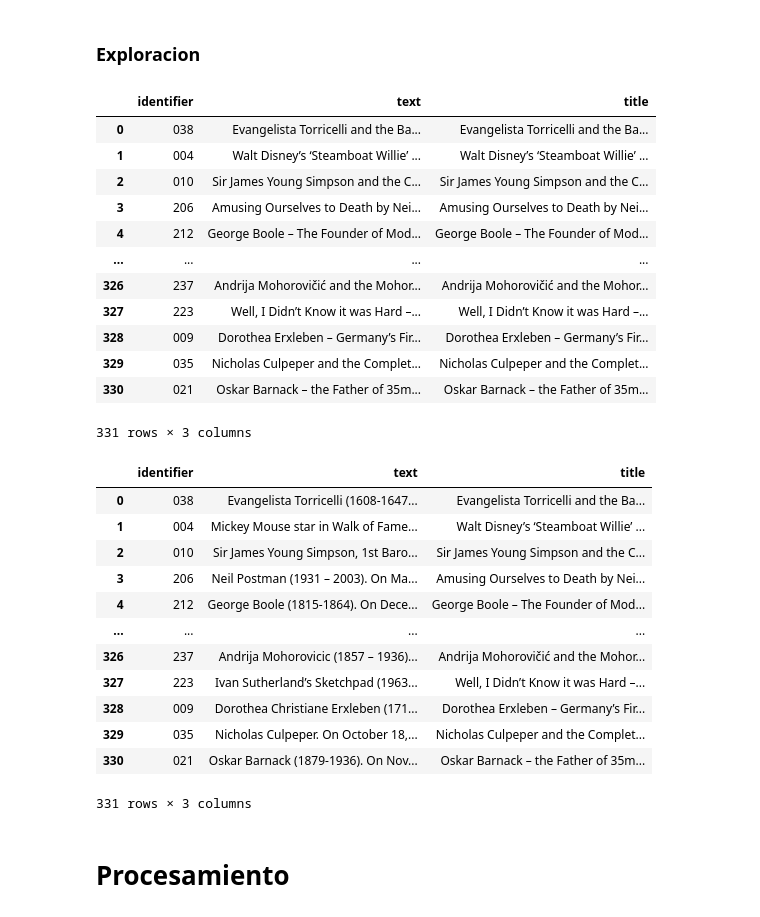
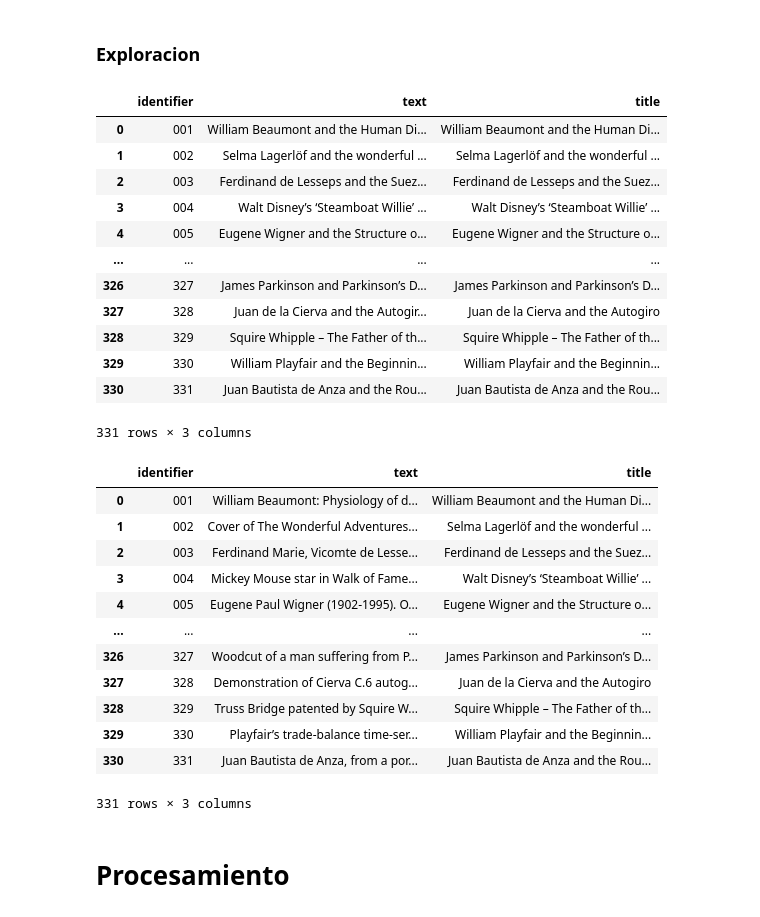
Before and after one commit to Tomas1307/NLP, a Jupyter notebook: HW01/test.ipynb, the cells around one changed output. Saved outputs shown, nothing was run; the diff lists cells and outputs as text; code cells hidden in the pictures.

```diff
--- a/HW01/test.ipynb
+++ b/HW01/test.ipynb
@@ -11,48 +12,49 @@ from nltk.corpus import stopwords as sw
 ### Exploracion
 # %%
 
+def read_files(directory: str = "data/docs-raw-texts/"):
+    # Ruta al directorio con los archivos .naf
 
-# Ruta al directorio con los archivos .naf
-directory = "data/docs-raw-texts/"
+    # Buscar todos los archivos que coincidan con el patrón
+    files = glob.glob(directory + "wes2015.d*.naf")
 
-# Buscar todos los archivos que coincidan con el patrón
-files = glob.glob(directory + "wes2015.d*.naf")
+    # Lista para almacenar los datos
+    data = []
 
-# Lista para almacenar los datos
-data = []
+    # Procesar cada archivo
+    for file in files:
+        # Extraer el identificador del nombre del archivo
+        identifier = file.split(".")[-2][-3:]  # Extrae '001', '002', etc.
 
-# Procesar cada archivo
-for file in files:
-    # Extraer el identificador del nombre del archivo
-    identifier = file.split(".")[-2][-3:]  # Extrae '001', '002', etc.
+        # Crear el objeto KafNafParser para el archivo actual
+        naf_parser = KafNafParser(file)
 
-    # Crear el objeto KafNafParser para el archivo actual
-    naf_parser = KafNafParser(file)
+        # Extraer el texto crudo
+        raw_text = naf_parser.get_raw()
 
-    # Extraer el texto crudo
-    raw_text = naf_parser.get_raw()
+        title = naf_parser.root.find('nafHeader/fileDesc').get('title')
 
-    title = naf_parser.root.find('nafHeader/fileDesc').get('title')
+        # Agregar los datos a la lista
+        data.append({"identifier": identifier, "text": raw_text, "title":title})
 
-    # Agregar los datos a la lista
-    data.append({"identifier": identifier, "text": raw_text, "title":title})
-
-df = pd.DataFrame(data)
+    df = pd.DataFrame(data)
+    return df
 # %%
+df = read_files()
 df
 # %% [output]
 |  | identifier | text | title |
-| 0 | 038 | Evangelista Torricelli and the Ba... | Evangelista Torricelli and the Ba... |
-| 1 | 004 | Walt Disney’s ‘Steamboat Willie’ ... | Walt Disney’s ‘Steamboat Willie’ ... |
-| 2 | 010 | Sir James Young Simpson and the C... | Sir James Young Simpson and the C... |
-| 3 | 206 | Amusing Ourselves to Death by Nei... | Amusing Ourselves to Death by Nei... |
-| 4 | 212 | George Boole – The Founder of Mod... | George Boole – The Founder of Mod... |
+| 0 | 001 | William Beaumont and the Human Di... | William Beaumont and the Human Di... |
+| 1 | 002 | Selma Lagerlöf and the wonderful ... | Selma Lagerlöf and the wonderful ... |
+| 2 | 003 | Ferdinand de Lesseps and the Suez... | Ferdinand de Lesseps and the Suez... |
+| 3 | 004 | Walt Disney’s ‘Steamboat Willie’ ... | Walt Disney’s ‘Steamboat Willie’ ... |
+| 4 | 005 | Eugene Wigner and the Structure o... | Eugene Wigner and the Structure o... |
 | ... | ... | ... | ... |
-| 326 | 237 | Andrija Mohorovičić and the Mohor... | Andrija Mohorovičić and the Mohor... |
-| 327 | 223 | Well, I Didn’t Know it was Hard –... | Well, I Didn’t Know it was Hard –... |
-| 328 | 009 | Dorothea Erxleben – Germany’s Fir... | Dorothea Erxleben – Germany’s Fir... |
-| 329 | 035 | Nicholas Culpeper and the Complet... | Nicholas Culpeper and the Complet... |
-| 330 | 021 | Oskar Barnack – the Father of 35m... | Oskar Barnack – the Father of 35m... |
+| 326 | 327 | James Parkinson and Parkinson’s D... | James Parkinson and Parkinson’s D... |
+| 327 | 328 | Juan de la Cierva and the Autogir... | Juan de la Cierva and the Autogiro |
+| 328 | 329 | Squire Whipple – The Father of th... | Squire Whipple – The Father of th... |
+| 329 | 330 | William Playfair and the Beginnin... | William Playfair and the Beginnin... |
+| 330 | 331 | Juan Bautista de Anza and the Rou... | Juan Bautista de Anza and the Rou... |
 331 rows × 3 columns
 # %%
 def replace_title_on_text(dataFrame):
@@ -68,17 +70,17 @@ replace_title_on_text(df)
 df
 # %% [output]
 |  | identifier | text | title |
-| 0 | 038 | Evangelista Torricelli (1608-1647... | Evangelista Torricelli and the Ba... |
-| 1 | 004 | Mickey Mouse star in Walk of Fame... | Walt Disney’s ‘Steamboat Willie’ ... |
-| 2 | 010 | Sir James Young Simpson, 1st Baro... | Sir James Young Simpson and the C... |
-| 3 | 206 | Neil Postman (1931 – 2003). On Ma... | Amusing Ourselves to Death by Nei... |
-| 4 | 212 | George Boole (1815-1864). On Dece... | George Boole – The Founder of Mod... |
+| 0 | 001 | William Beaumont: Physiology of d... | William Beaumont and the Human Di... |
+| 1 | 002 | Cover of The Wonderful Adventures... | Selma Lagerlöf and the wonderful ... |
+| 2 | 003 | Ferdinand Marie, Vicomte de Lesse... | Ferdinand de Lesseps and the Suez... |
+| 3 | 004 | Mickey Mouse star in Walk of Fame... | Walt Disney’s ‘Steamboat Willie’ ... |
+| 4 | 005 | Eugene Paul Wigner (1902-1995). O... | Eugene Wigner and the Structure o... |
 | ... | ... | ... | ... |
-| 326 | 237 | Andrija Mohorovicic (1857 – 1936)... | Andrija Mohorovičić and the Mohor... |
-| 327 | 223 | Ivan Sutherland’s Sketchpad (1963... | Well, I Didn’t Know it was Hard –... |
-| 328 | 009 | Dorothea Christiane Erxleben (171... | Dorothea Erxleben – Germany’s Fir... |
-| 329 | 035 | Nicholas Culpeper. On October 18,... | Nicholas Culpeper and the Complet... |
-| 330 | 021 | Oskar Barnack (1879-1936). On Nov... | Oskar Barnack – the Father of 35m... |
+| 326 | 327 | Woodcut of a man suffering from P... | James Parkinson and Parkinson’s D... |
+| 327 | 328 | Demonstration of Cierva C.6 autog... | Juan de la Cierva and the Autogiro |
+| 328 | 329 | Truss Bridge patented by Squire W... | Squire Whipple – The Father of th... |
+| 329 | 330 | Playfair’s trade-balance time-ser... | William Playfair and the Beginnin... |
+| 330 | 331 | Juan Bautista de Anza, from a por... | Juan Bautista de Anza and the Rou... |
 331 rows × 3 columns
 # %% [markdown]
 # Procesamiento
```
Also changed, not shown: parts of 15 cells of this notebook, 9 other files.
